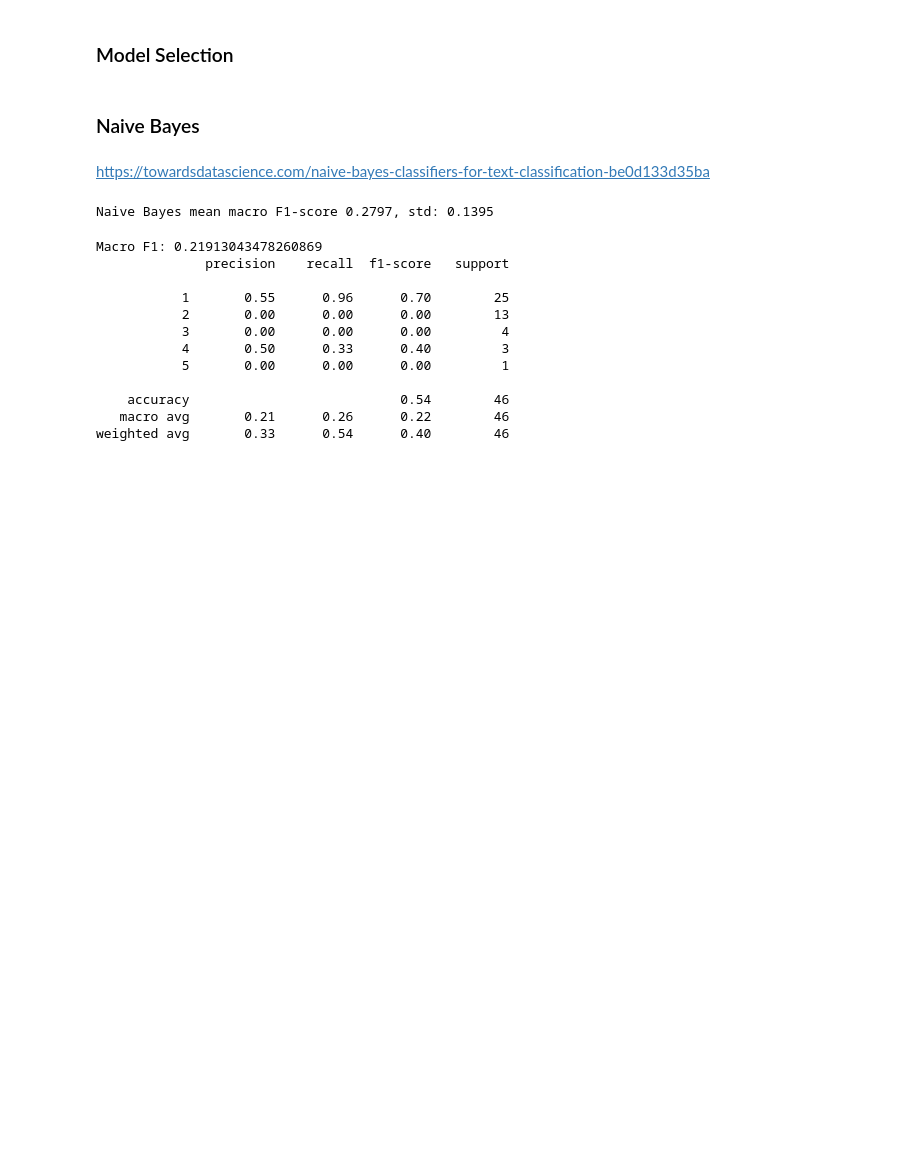
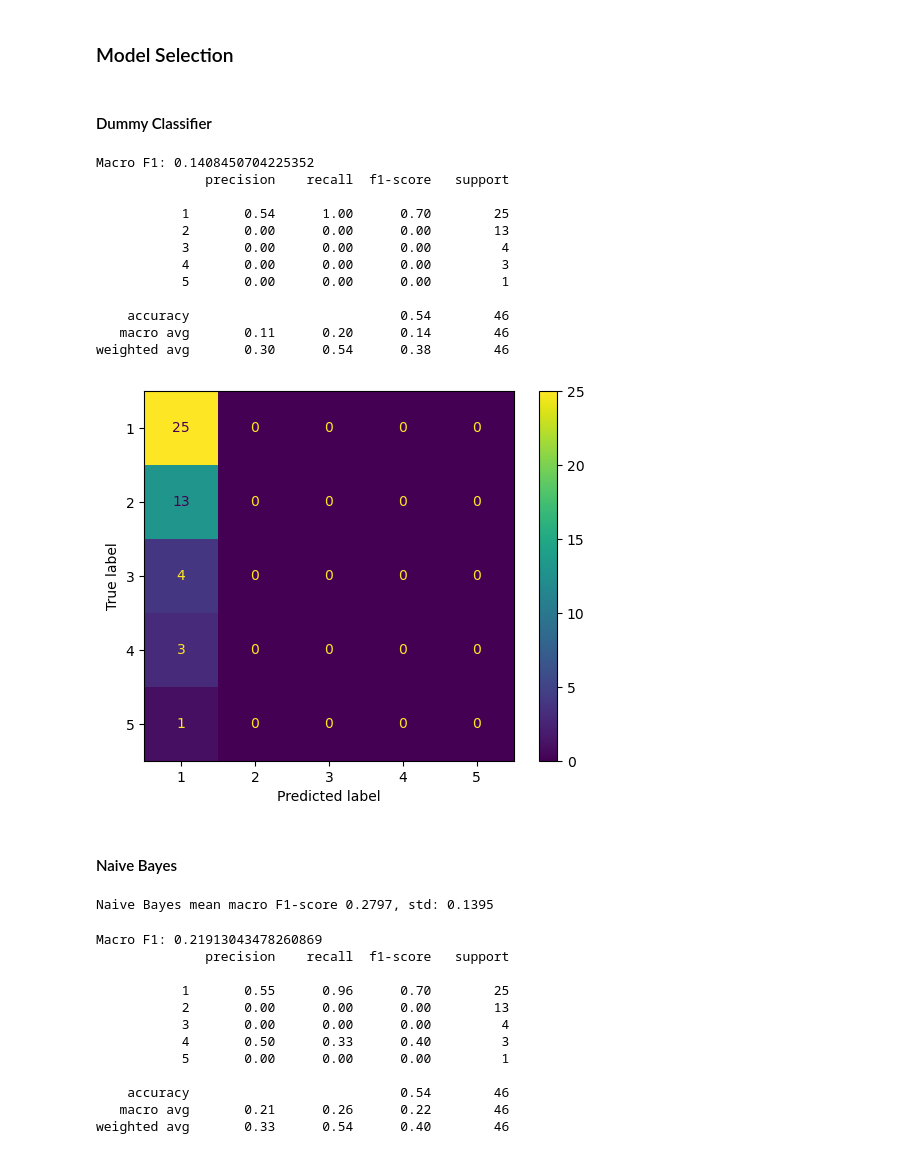
Before and after one commit to dimits-ts/practical_data_science, a Jupyter notebook: translation/lang_identification.ipynb, the cells around one changed output. Cells and saved outputs as stored; diff of their text form; code cells hidden in the pictures; blank space fills up the shorter version.

```diff
--- a/translation/lang_identification.ipynb
+++ b/translation/lang_identification.ipynb
@@ -1454,10 +1460,33 @@ x_test = vectorizer.transform(data_test.comments)
 y_test = data_test.toxicity
 # %% [markdown]
 ### Model Selection
+# %% [markdown]
+#### Dummy Classifier
+# %%
+from sklearn.dummy import DummyClassifier
+
+
+majority = DummyClassifier(strategy="most_frequent")
+majority.fit(x_train, y_train)
+majority_res = majority.predict(x_test)
+
+get_statistics(y_test, majority_res)
+# %% [output]
+Macro F1: 0.1408450704225352
+              precision    recall  f1-score   support
+
+           1       0.54      1.00      0.70        25
+           2       0.00      0.00      0.00        13
+           3       0.00      0.00      0.00         4
+           4       0.00      0.00      0.00         3
+           5       0.00      0.00      0.00         1
+
+    accuracy                           0.54        46
+   macro avg       0.11      0.20      0.14        46
+weighted avg       0.30      0.54      0.38        46
+[figure, added]
 # %% [markdown]
-### Naive Bayes
+#### Naive Bayes
-# %% [markdown]
-https://towardsdatascience.com/naive-bayes-classifiers-for-text-classification-be0d133d35ba
 # %%
 naive_x_train = x_train.toarray()
 naive_x_test = x_test.toarray()
```
Also changed, not shown: parts of 23 cells of this notebook, 5 other files.
